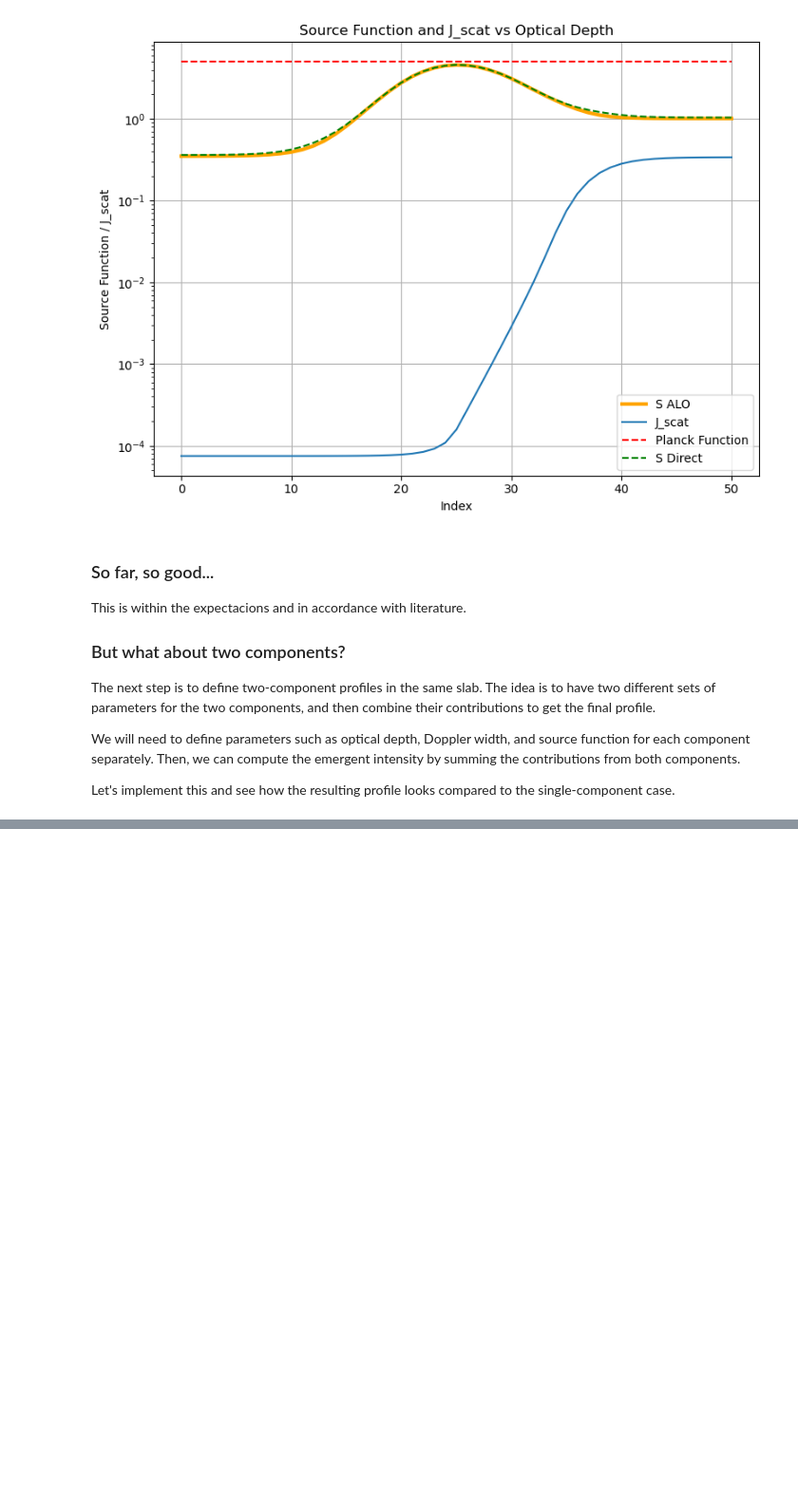
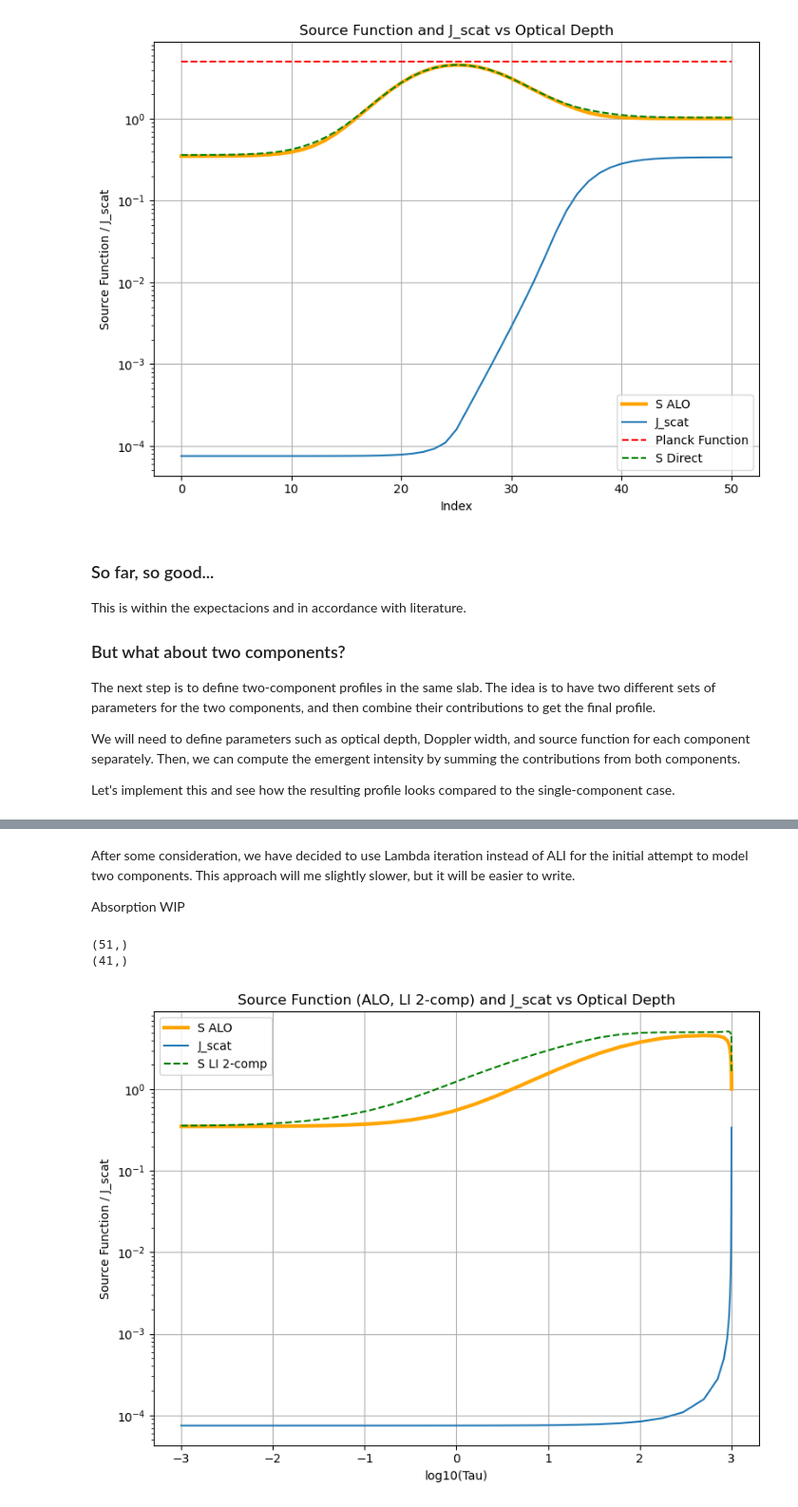
Before and after one commit to ivanzmilic/2lvl_nlte, a Jupyter notebook: slab_experiments/Two_comp.ipynb, the cells around one changed output, grey strips where cells are left out. Shown at 95% size. Saved outputs shown, nothing was run; the diff lists cells and outputs as text; code cells hidden in the pictures; blank space fills up the shorter version.

```diff
--- a/slab_experiments/Two_comp.ipynb
+++ b/slab_experiments/Two_comp.ipynb
@@ -229,0 +88,33 @@ def solve_source_function_2component_ALO(self, max_iter = 1000, tol = 1e-6, verb
+# %% [markdown]
+<p>After some consideration, we have decided to use Lambda iteration instead of ALI for the initial attempt to model two components. This approach will me slightly slower, but it will be easier to write. </p>
+<p> Absorption WIP </p>
+# %%
+# Second, create an observed spectrum
+x_obs = np.linspace(-10, 10, 501)  # Frequency grid
+slab.a = 0.1 # Set damping parameter
+spectrum = slab2.formal_solution_given_direction(mu_obs=1.0, x_obs=x_obs, boundary_condition=1.0, recalc_profile=True)
+
+slab2.calculate_J_scat()
+
+slab2.solve_source_function_LI_2comp()
+S_LI = slab2.S
+# %%
+print(np.shape(slab2.J_scat))
+print(np.shape(slab2.phi))
+# %% [output]
+(51,)
+(41,)
+# %%
+plt.figure(figsize=(8,6))
+plt.semilogy(np.log10(slab.tau),S_alo, linestyle = "-", linewidth = 3, color = "orange", label="S ALO")
+plt.semilogy(np.log10(slab.tau),slab.J_scat, label="J_scat")
+plt.semilogy(np.log10(slab.tau),S_LI, linestyle = "--", color = "green", alpha = 1.0, label="S LI 2-comp")
+#plt.plot(np.log10(slab.tau),S_direct, linestyle = "-.", color = "blue", alpha = 0.5, label="S, ALO solved")
+plt.xlabel("log10(Tau)")
+plt.ylabel("Source Function / J_scat")
+plt.title("Source Function (ALO, LI 2-comp) and J_scat vs Optical Depth")
+plt.legend()
+plt.grid()
+plt.tight_layout()
+# %% [output]
+[figure, added]
```
Also changed, not shown: parts of 4 cells of this notebook, 1 other file.
